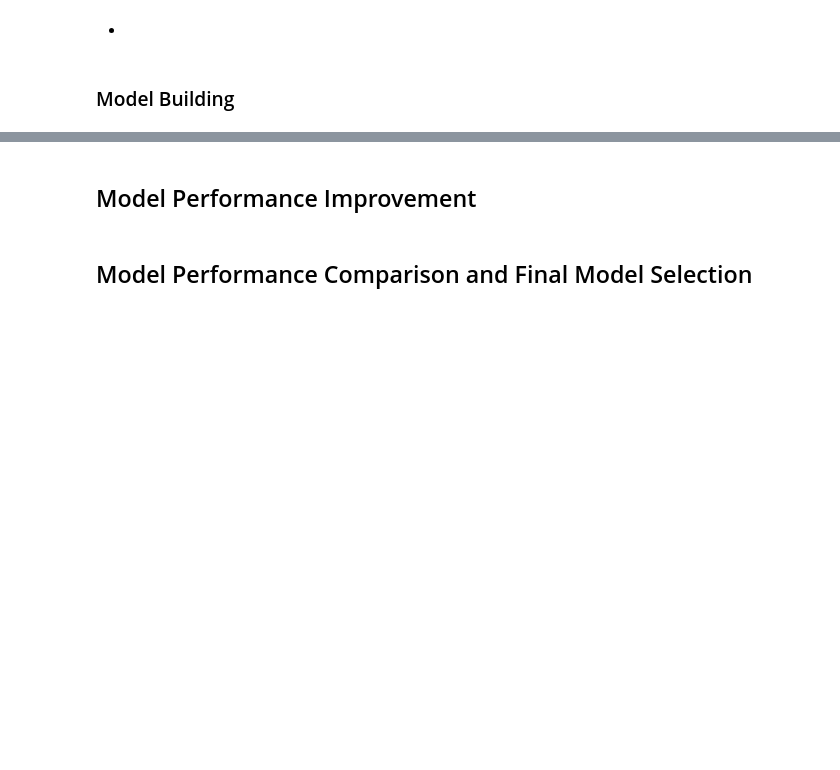
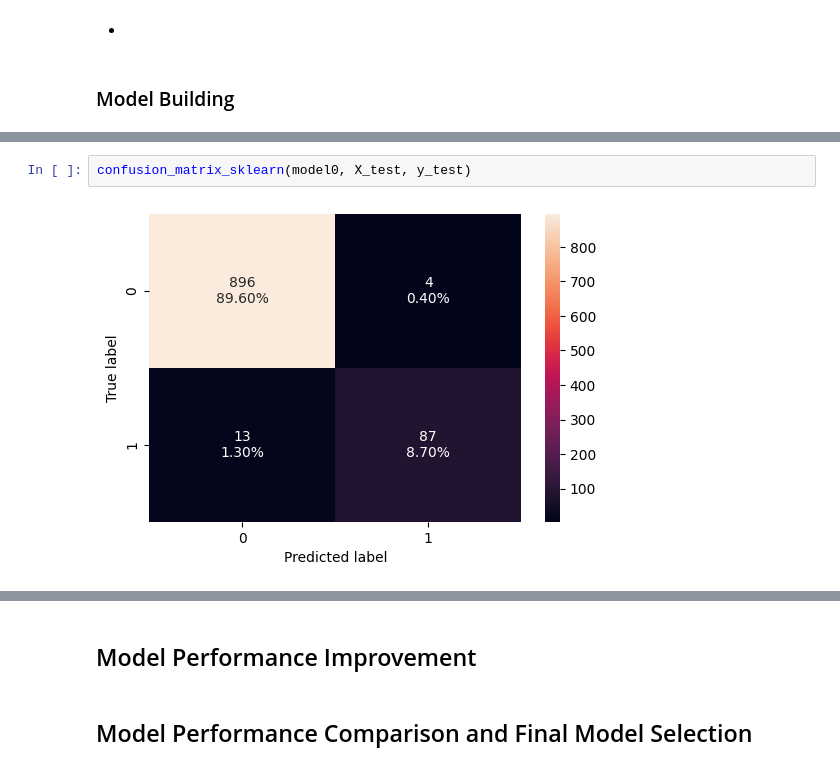
Before and after one commit to braju78/pythonFundamentals, a Jupyter notebook: ML-PROJECT - Loan Modeling/AIML_ML_Project_full_code_notebook.ipynb, the cells around one changed output, grey strips where cells are left out. Drawn from its saved outputs; the diff is of its cells as text; blank space fills up the shorter version.

```diff
--- a/ML-PROJECT - Loan Modeling/AIML_ML_Project_full_code_notebook.ipynb
+++ b/ML-PROJECT - Loan Modeling/AIML_ML_Project_full_code_notebook.ipynb
@@ -577,0 +688,4 @@ The bank would want the recall to be maximized, greater the recall score higher
+# %%
+confusion_matrix_sklearn(model0, X_test, y_test)
+# %% [output]
+[figure, added]
```
Also changed, not shown: parts of 12 cells of this notebook.
